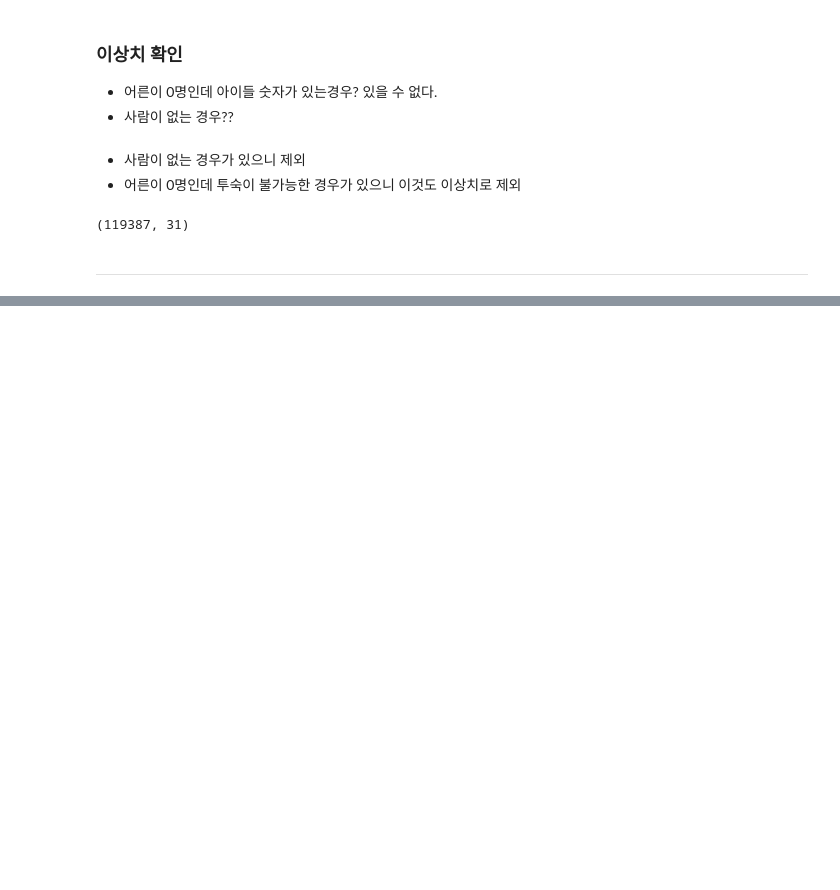
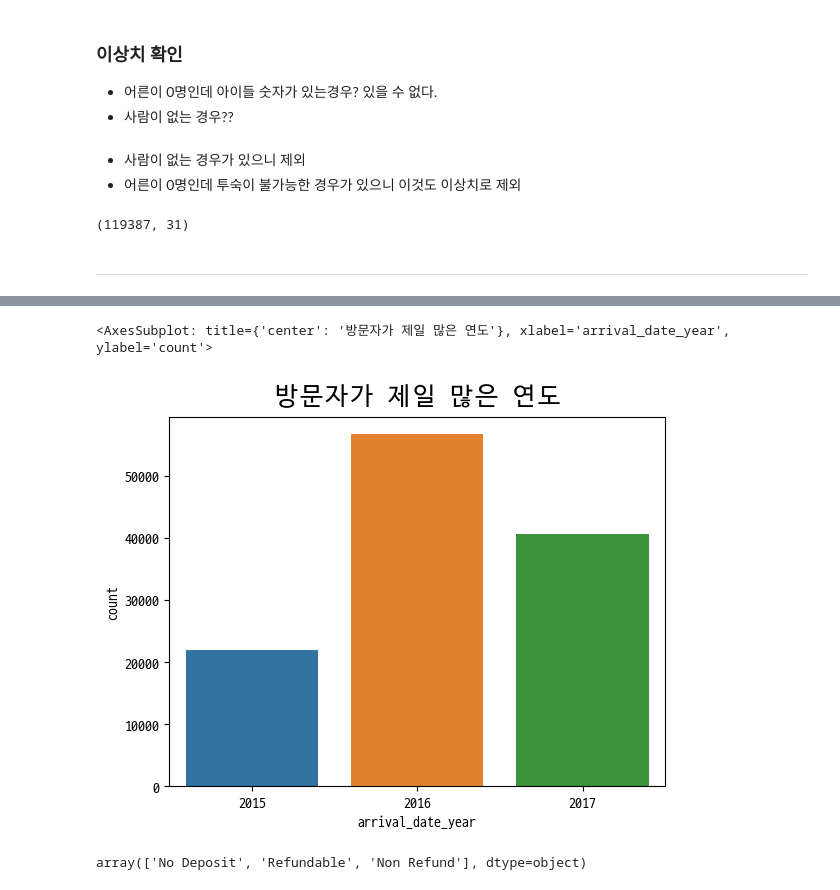
Before and after one commit to ManuSong/Hotel-Demand-MiniProject, a Jupyter notebook: hotel-demand.ipynb, the cells around one changed output, grey strips where cells are left out. Drawn from its saved outputs; the diff is of its cells as text; code cells hidden in the pictures; blank space fills up the shorter version.

```diff
--- a/hotel-demand.ipynb
+++ b/hotel-demand.ipynb
@@ -39,9 +39,14 @@ import pandas as pd
 import seaborn as sns
 import matplotlib.pyplot as plt
 import missingno as msno
-
+import matplotlib.font_manager as  fonm
 import warnings
 warnings.filterwarnings('ignore')
+# font Check 하기
+# font_list = [font.name for font in fonm.fontManager.ttflist]
+# for f in font_list:
+#     print(f"{f}.ttf")
+plt.rcParams['font.family'] = "D2coding"
 # %%
 df = pd.read_csv('./data/hotel_bookings.csv')
 
@@ -257,0 +278,10 @@ data.shape
+# %%
+plt.title("방문자가 제일 많은 연도", size = 18, pad=10)
+sns.countplot(data = data, x = 'arrival_date_year')
+# %% [output]
+<AxesSubplot: title={'center': '방문자가 제일 많은 연도'}, xlabel='arrival_date_year', ylabel='count'>
+[figure, added]
+# %%
+data['deposit_type'].unique()
+# %% [output]
+array(['No Deposit', 'Refundable', 'Non Refund'], dtype=object)
```
Also changed, not shown: parts of 3 cells of this notebook.
